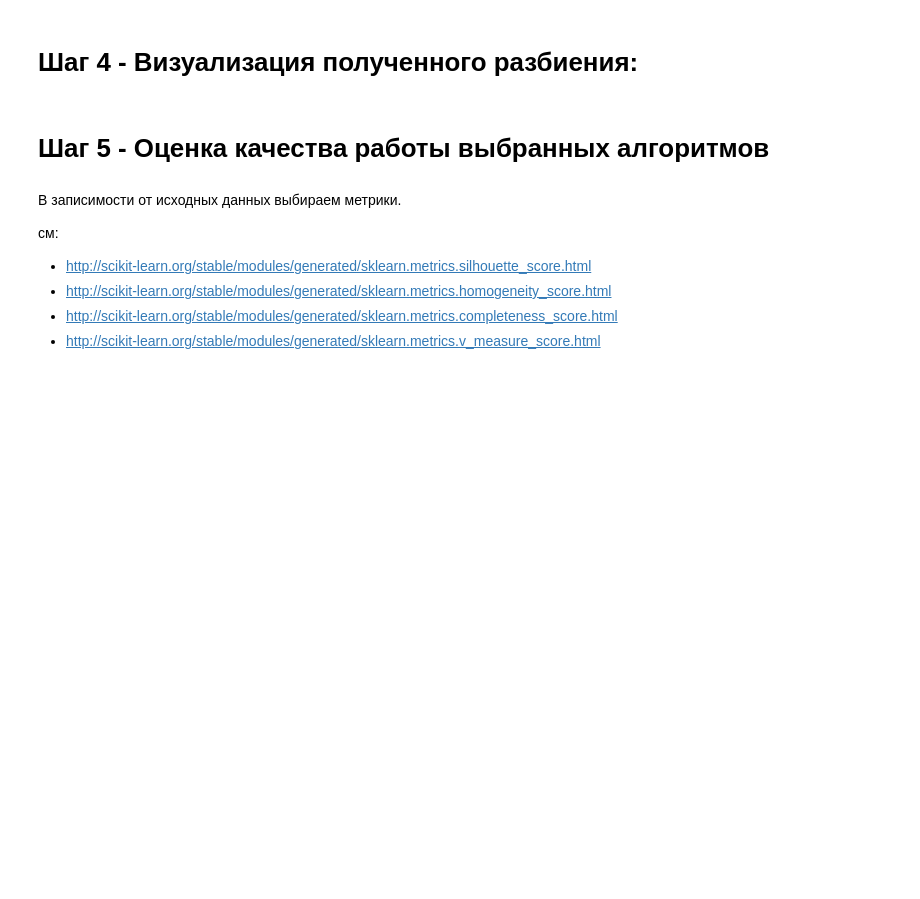
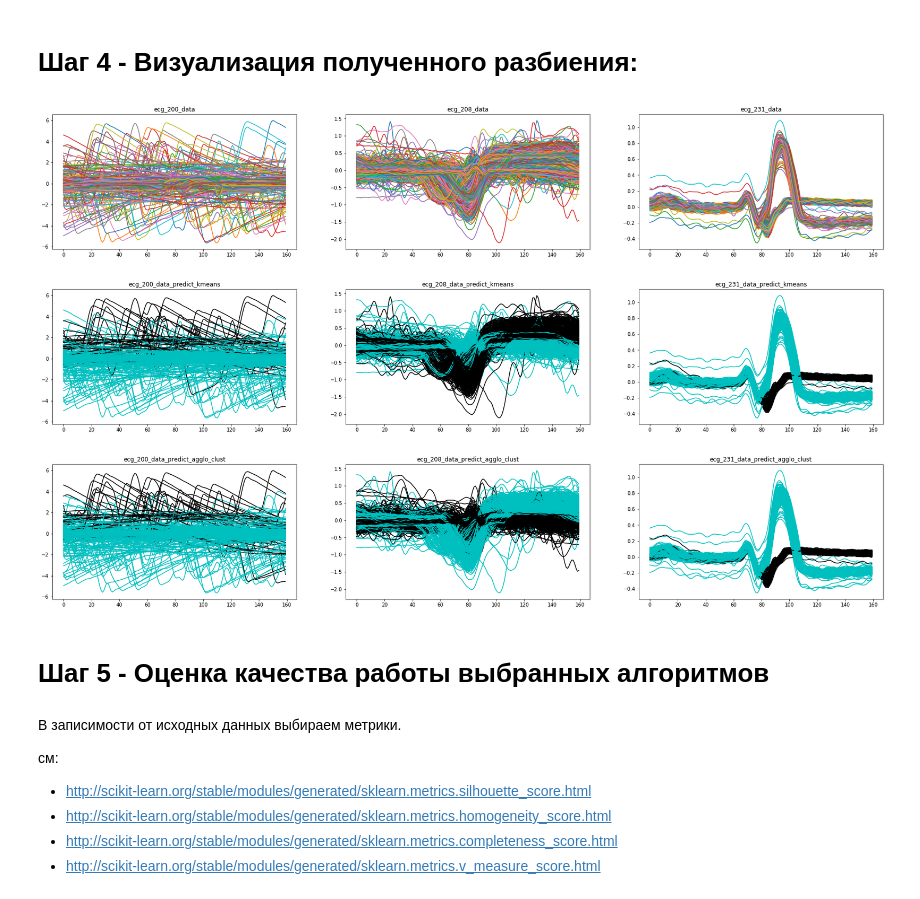
Before and after one commit to axreldable/tech_ml_intro, a Jupyter notebook: lesson_3/lecture/ecg/ecg_task.ipynb, the cells around one changed output. Cells and saved outputs as stored; diff of their text form; code cells hidden in the pictures; blank space fills up the shorter version.

Commit message:
add visualization for task 3

```diff
--- a/lesson_3/lecture/ecg/ecg_task.ipynb
+++ b/lesson_3/lecture/ecg/ecg_task.ipynb
@@ -32,4 +32,5 @@
 import pandas
 
 ecg_200_data = pandas.read_csv('ecg_data/ecg200_samples.csv', sep='\t', header=None)
-ecg_200_data
+ecg_208_data = pandas.read_csv('ecg_data/ecg208_samples.csv', sep='\t', header=None)
+ecg_231_data = pandas.read_csv('ecg_data/ecg231_samples.csv', sep='\t', header=None)
@@ -88,2 +53,19 @@ kmeans.get_params
+# %%
+from sklearn.cluster import KMeans
+from sklearn.cluster import AgglomerativeClustering
+
+kmeans_00 = KMeans(n_clusters=2, random_state=0).fit(ecg_200_data)
+kmeans_08 = KMeans(n_clusters=2, random_state=0).fit(ecg_208_data)
+kmeans_31 = KMeans(n_clusters=2, random_state=0).fit(ecg_231_data)
+
+agglo_clust_00 = AgglomerativeClustering().fit(ecg_200_data)
+agglo_clust_08 = AgglomerativeClustering().fit(ecg_208_data)
+agglo_clust_31 = AgglomerativeClustering().fit(ecg_231_data)
+# %%
+from sklearn.cluster import AgglomerativeClustering
+clustering = AgglomerativeClustering().fit(ecg_231_data)
+clustering.labels_
+for i in clustering.labels_:
+    print(i)
 # %% [markdown]
 # Шаг 4 - Визуализация полученного разбиения:
@@ -106,0 +129,19 @@ kmeans.get_params
+# %%
+print_ecgs(
+    [ecg_200_data, ecg_208_data, ecg_231_data],
+    ['ecg_200_data', 'ecg_208_data', 'ecg_231_data']
+)
+print_predicts(
+    [kmeans_00, kmeans_08, kmeans_31],
+    [ecg_200_data, ecg_208_data, ecg_231_data],
+    ['ecg_200_data', 'ecg_208_data', 'ecg_231_data'], 'kmeans'
+)
+print_predicts(
+    [agglo_clust_00, agglo_clust_08, agglo_clust_31],
+    [ecg_200_data, ecg_208_data, ecg_231_data],
+    ['ecg_200_data', 'ecg_208_data', 'ecg_231_data'], 'agglo_clust'
+)
+# %% [output]
+[figure, added]
+[figure, added]
+[figure, added]
```
Also changed, not shown: parts of 8 cells of this notebook.
